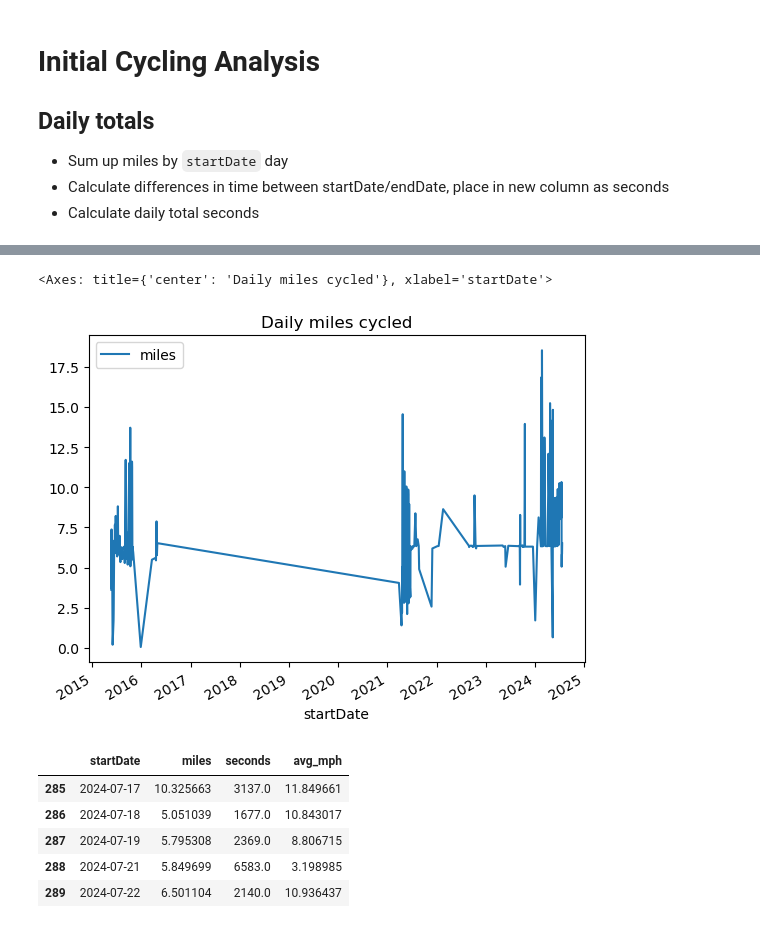
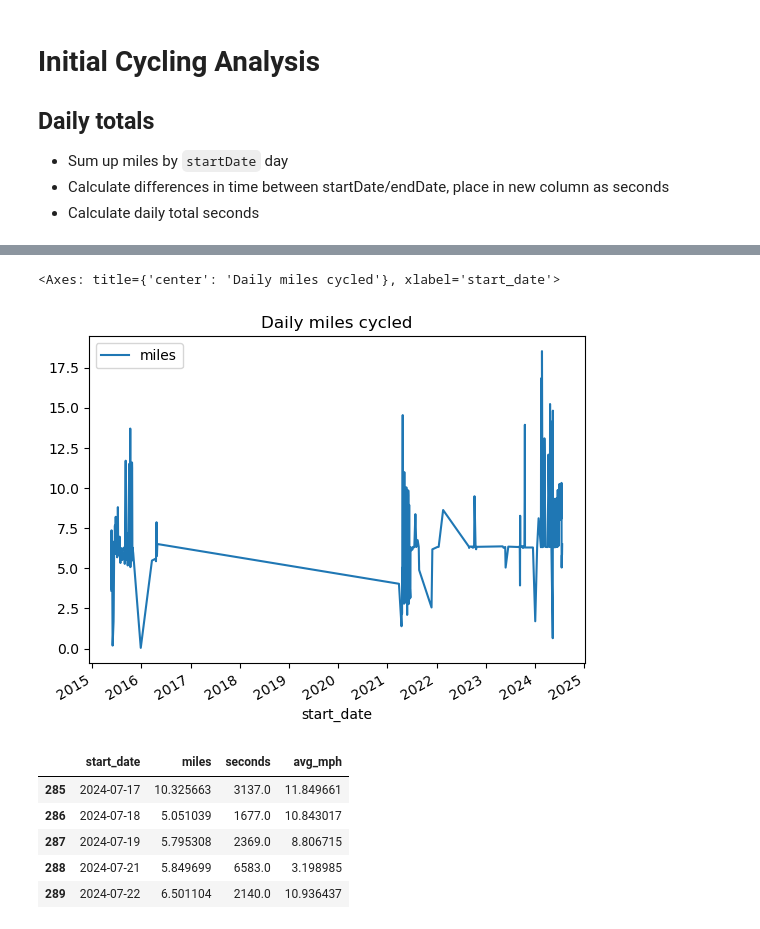
Before and after one commit to bkdevart/health_data, a Jupyter notebook: cycling_analysis.ipynb, the cells around one changed output, grey strips where cells are left out. Cells and saved outputs as stored; diff of their text form; code cells hidden in the pictures.

```diff
--- a/cycling_analysis.ipynb
+++ b/cycling_analysis.ipynb
@@ -10,6 +10,6 @@ import pandas as pd
 - Calculate differences in time between startDate/endDate, place in new column as seconds
 - Calculate daily total seconds
 # %%
-df = pd.read_csv('cleaned_data/daily_cycling.csv', parse_dates=['startDate'])
+df = pd.read_csv('cleaned_data/daily_cycling.csv', parse_dates=['start_date'])
 df.head()
 # %% [output]
@@ -34,14 +34,14 @@ Data columns (total 4 columns):
 dtypes: datetime64[ns](1), float64(3)
 memory usage: 9.2 KB
 # %%
-df.plot(x='startDate', y='miles', title='Daily miles cycled')
+df.plot(x='start_date', y='miles', title='Daily miles cycled')
 # %% [output]
-<Axes: title={'center': 'Daily miles cycled'}, xlabel='startDate'>
+<Axes: title={'center': 'Daily miles cycled'}, xlabel='start_date'>
-[figure, old version]
+[figure, new version]
 # %%
 df.tail()
 # %% [output]
-|  | startDate | miles | seconds | avg_mph |
+|  | start_date | miles | seconds | avg_mph |
 | 285 | 2024-07-17 | 10.325663 | 3137.0 | 11.849661 |
 | 286 | 2024-07-18 | 5.051039 | 1677.0 | 10.843017 |
 | 287 | 2024-07-19 | 5.795308 | 2369.0 | 8.806715 |
```
Also changed, not shown: parts of 4 cells of this notebook, 4 other files.
